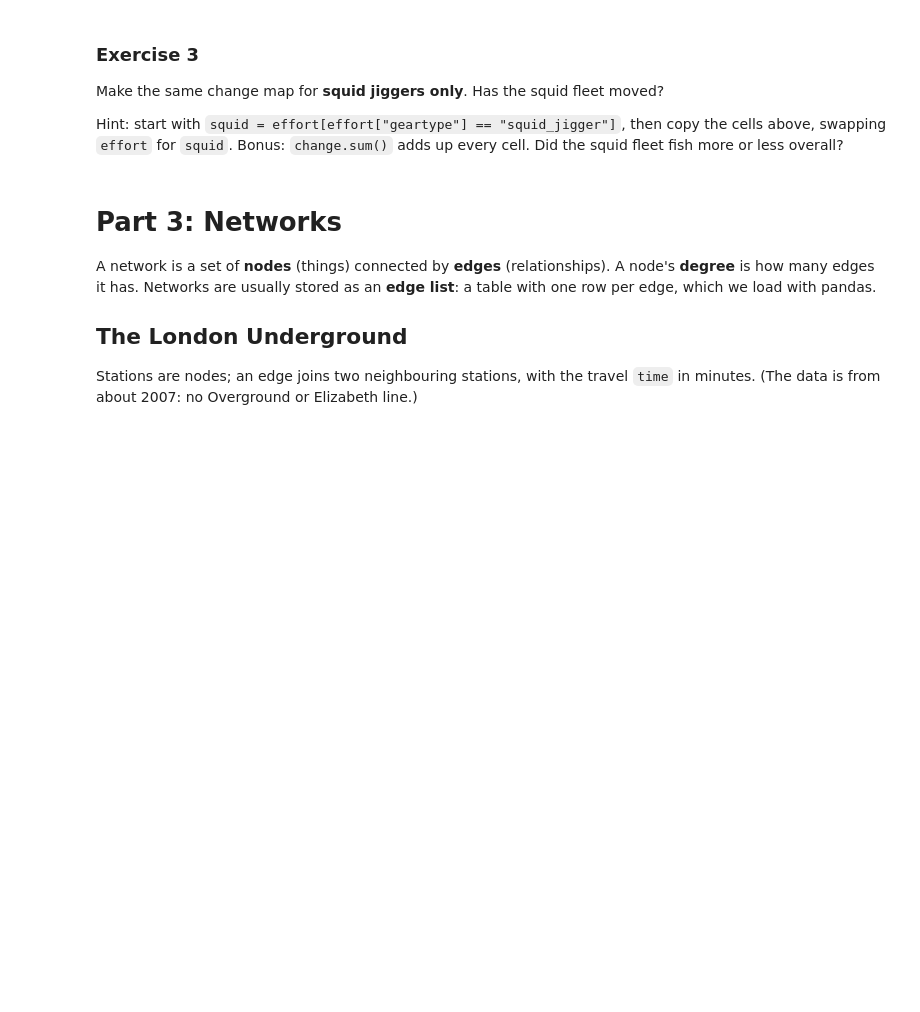
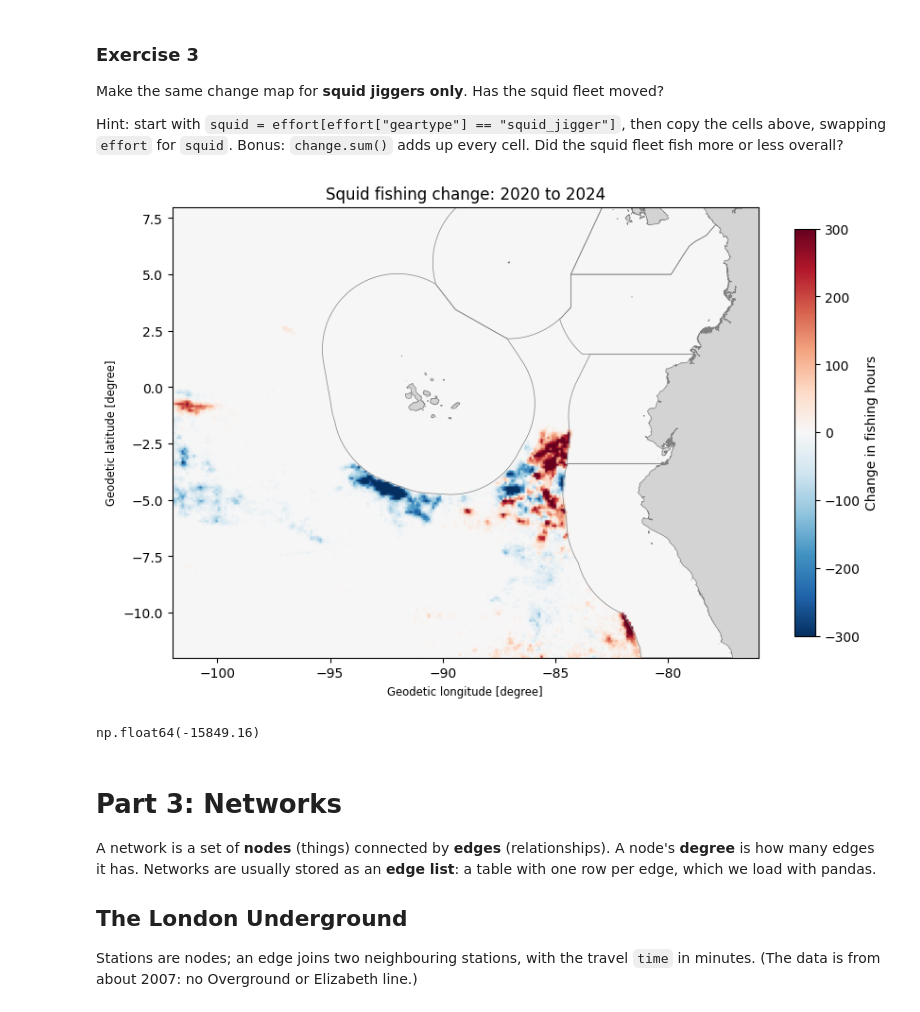
Before and after one commit to mayeuldelassus/Mayeul_del, a Jupyter notebook: notebooks/W03. Spatial Data.ipynb, the cells around one changed output. Saved outputs shown, nothing was run; the diff lists cells and outputs as text; code cells hidden in the pictures; blank space fills up the shorter version.

```diff
--- a/notebooks/W03. Spatial Data.ipynb
+++ b/notebooks/W03. Spatial Data.ipynb
@@ -206,6 +227,16 @@ Make the same change map for **squid jiggers only**. Has the squid fleet moved?
 Hint: start with `squid = effort[effort["geartype"] == "squid_jigger"]`, then copy the cells above, swapping `effort` for `squid`. Bonus: `change.sum()` adds up every cell. Did the squid fleet fish more or less overall?
 # %%
 # your code here
+squid = effort[effort["geartype"] == "squid_jigger"]
+r20 = to_raster(squid[squid["year"] == 2020])
+r24 = to_raster(squid[squid["year"] == 2024])
+change = r24 - r20
+show_raster(change, "Squid fishing change: 2020 to 2024", change=True)
+change.sum()
+# we see less squid fishing in 2024. Moreover, they have somewhat moved locations.
+# %% [output]
+[figure, added]
+np.float64(-15849.16)
 # %% [markdown]
 # Part 3: Networks
 
```
Also changed, not shown: parts of 6 cells of this notebook.
